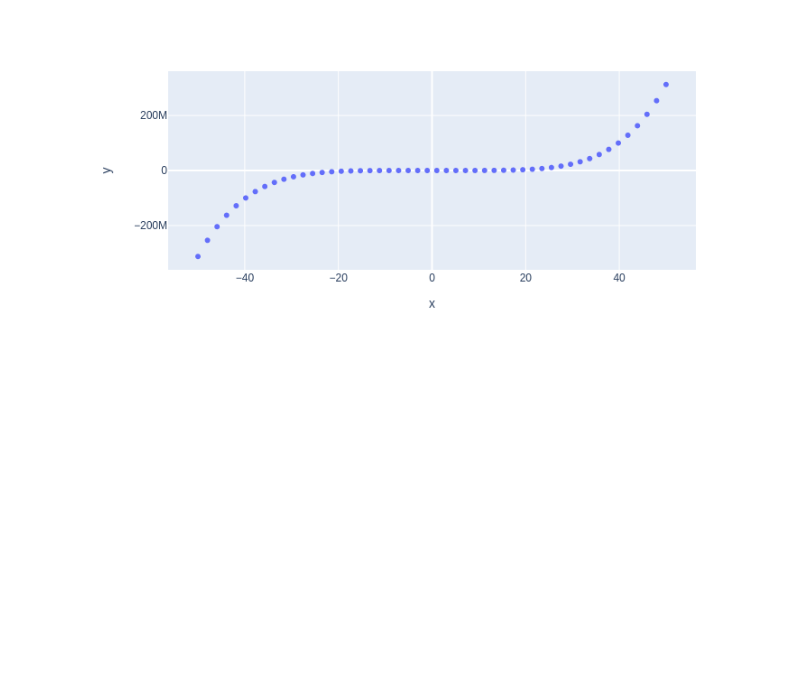
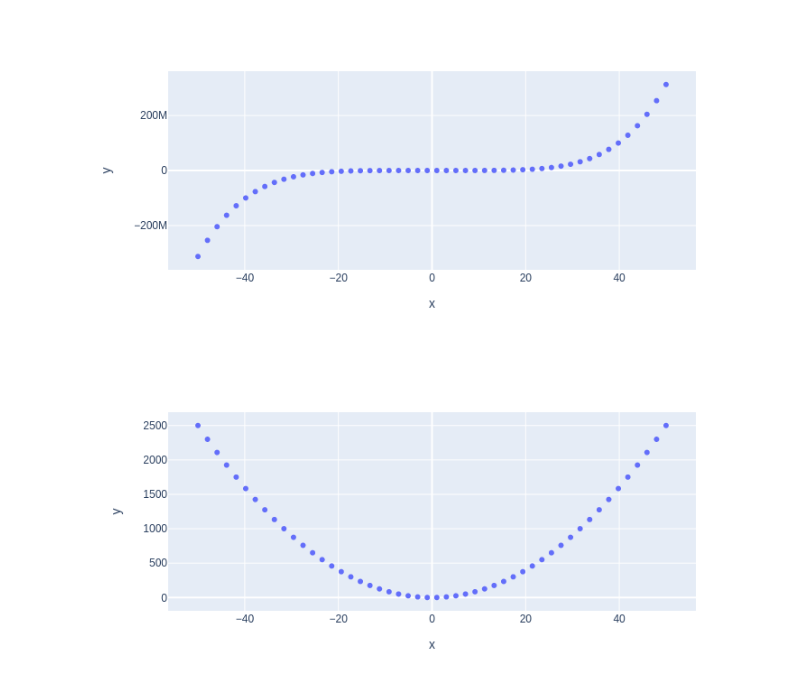
Before and after one commit to alpha-wolf-jin/my-notebooks-repo, a Jupyter notebook: experiment1.ipynb, the cells around one changed output. Cells and saved outputs as stored; diff of their text form; code cells hidden in the pictures; blank space fills up the shorter version.

```diff
--- a/experiment1.ipynb
+++ b/experiment1.ipynb
@@ -11,3 +11,19 @@ fig = px.scatter(x=x, y=y)
 fig.show()
 # %% [output]
 [figure]
+# %%
+import numpy as np
+import plotly.express as px
+
+# x-axis data points
+x = np.linspace(start=-50, stop=50)
+
+# y-axis data points
+y = x ** 2
+
+# define the plot
+fig = px.scatter(x=x, y=y)
+
+fig.show()
+# %% [output]
+[figure, added]
```
Also changed, not shown: parts of 1 cell of this notebook.
